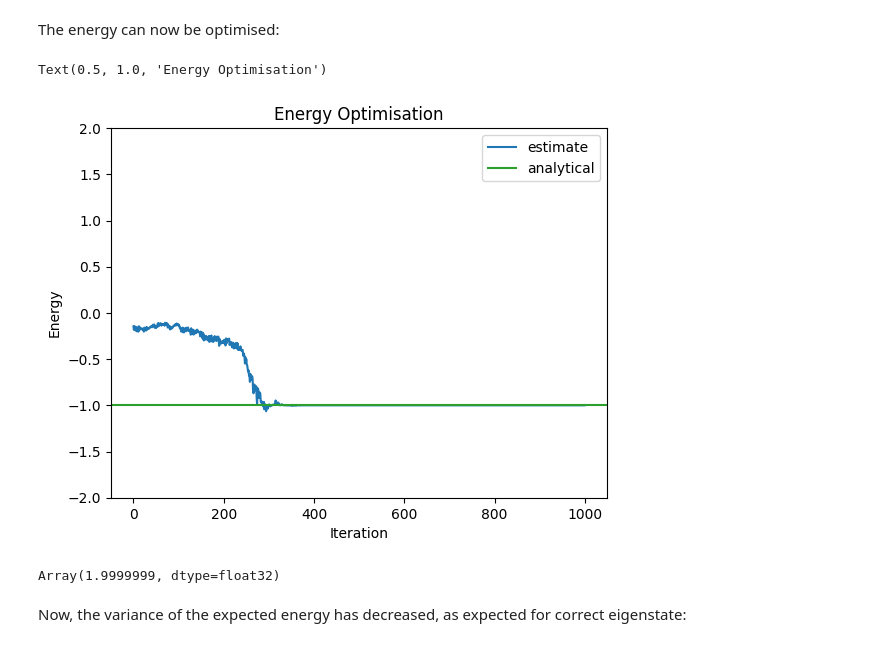
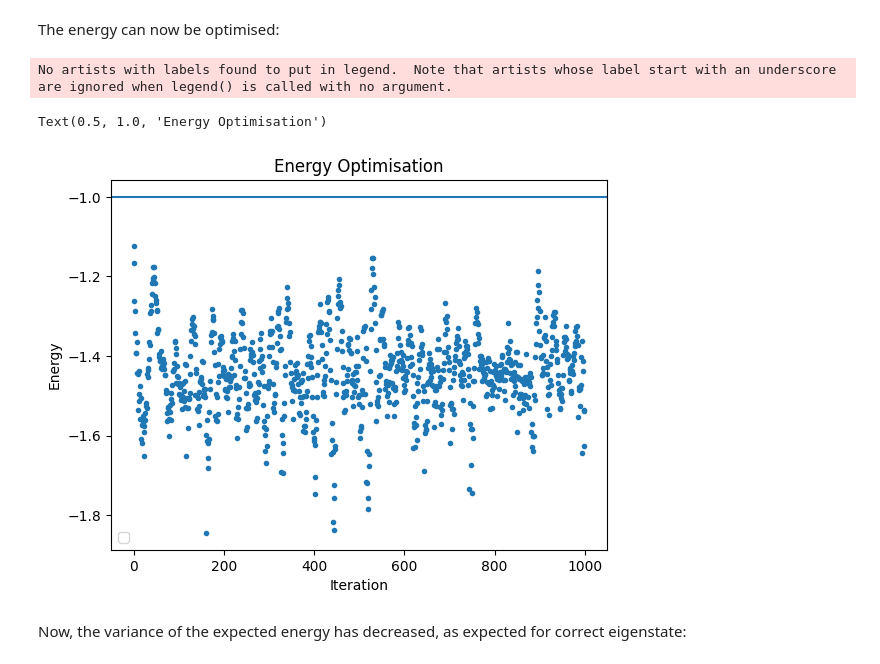
Before and after one commit to evanwonisch/NeuralQuantumStates, a Jupyter notebook: run/hydrogen.ipynb, the cells around one changed output. Drawn from its saved outputs; the diff is of its cells as text; code cells hidden in the pictures.

Commit message:
included log plot

```diff
--- a/run/hydrogen.ipynb
+++ b/run/hydrogen.ipynb
@@ -104,49 +117,52 @@ def calc_grad_E(hamiltonian, orbital, parameters, samples):
 
     E_loc = hamiltonian.calc_H_loc(orbital, parameters, samples)
     E = jnp.mean(E_loc)
+    dE = jnp.std(E_loc)
     grad_log = orbital.grad_logpsi(parameters, samples)
 
-    return jax.tree_util.tree_map(lambda tree: 2*jnp.real(jnp.mean(tree * (E_loc - E))), grad_log), E
+    return jax.tree_util.tree_map(lambda tree: 2*jnp.real(jnp.mean(jnp.swapaxes(jnp.swapaxes(tree, 0, -1) * (E_loc - E), 0, -1), axis = 0)), grad_log), E, dE
 # %% [markdown]
 The energy can now be optimised:
 # %%
 Es = []
+dEs = []
 ratios = []
 # %%
 # define
-optimizer = optax.adam(learning_rate=0.01)
+optimizer = optax.adam(learning_rate = 0.01)
 
 # initialise
 optimizer_state = optimizer.init(parameters)
 
 for i in tqdm(range(1000)):
     key, _ = jax.random.split(key)
-    samples, ratio = sampler.sample(key, parameters, jax.random.normal(key, (3,)), 500)
-    grad, E = calc_grad_E(H, wavefun, parameters, samples)
+    samples, ratio = sampler.sample(key, parameters, jax.random.normal(key, (3,)), 3000)
+    grad, E, dE = calc_grad_E(H, wavefun, parameters, samples)
 
     Es.append(E)
+    dEs.append(dE)
     ratios.append(ratio)
 
     updates, optimizer_state = optimizer.update(grad, optimizer_state, parameters)
     parameters = optax.apply_updates(parameters, updates)
+# %%
+Es = np.array(Es)
+dEs = np.array(dEs)
+ratios = np.array(ratios)
 # %%
-plt.plot(Es, label = "estimate")
-plt.ylim(-2,2)
-plt.axhline(-1, color = "C2", label = "analytical")
+plt.scatter(np.arange(Es.shape[0]), Es, marker = ".")
+# plt.scatter(np.arange(Es.shape[0]), ratios)
+
+plt.axhline(-1)
 
 plt.legend()
 plt.xlabel("Iteration")
 plt.ylabel("Energy")
 plt.title("Energy Optimisation")
 # %% [output]
-Text(0.5, 1.0, 'Energy Optimisation')
+No artists with labels found to put in legend.  Note that artists whose label start with an underscore are ignored when legend() is called with no argument.
+Text(0.5, 1.0, 'Energy Optimisation')
-[figure, old version]
+[figure, new version]
-# %%
-jnp.exp(parameters["a"])**2
-
-# should be 2
-# %% [output]
-Array(1.9999999, dtype=float32)
 # %% [markdown]
 Now, the variance of the expected energy has decreased, as expected for correct eigenstate:
 # %%
```
Also changed, not shown: parts of 10 cells of this notebook, 1 other file.
